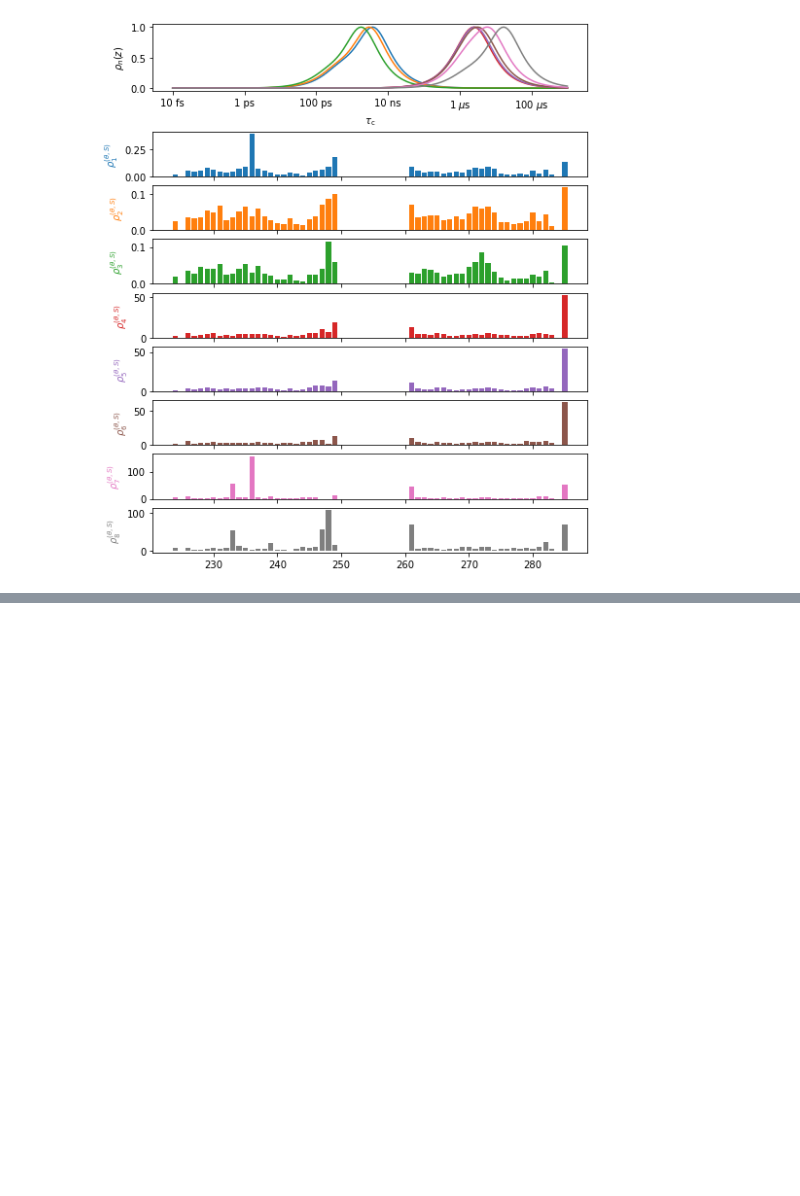
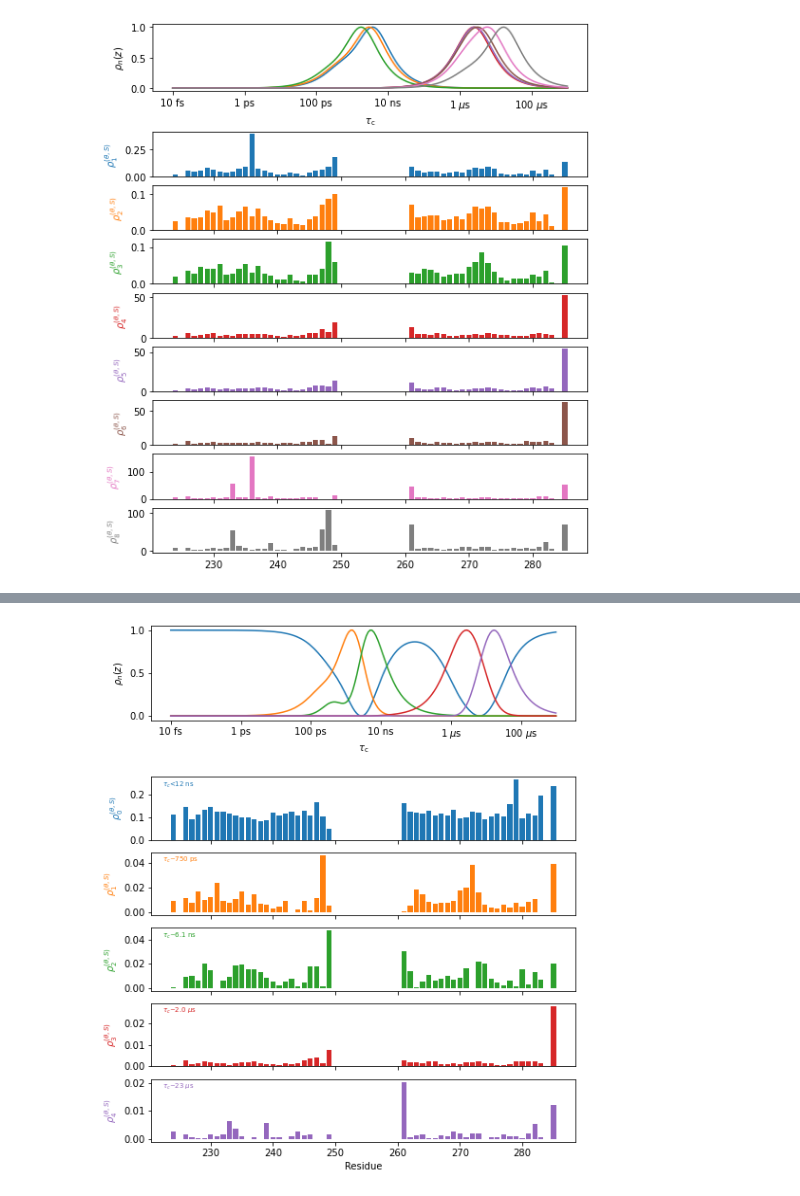
Before and after one commit to alsinmr/pyDR_tutorial, a Jupyter notebook: JupyterBook/Ch3_basic_NMR.ipynb, the cells around one changed output, grey strips where cells are left out. Saved outputs shown, nothing was run; the diff lists cells and outputs as text; code cells hidden in the pictures; blank space fills up the shorter version.

```diff
--- a/JupyterBook/Ch3_basic_NMR.ipynb
+++ b/JupyterBook/Ch3_basic_NMR.ipynb
@@ -93,0 +101,10 @@ plt_obj.fig.set_size_inches([8,10])
+# %%
+data.detect.r_auto(4).inclS2()  #Optimize the detectors
+fit=data.fit()  #Fit the data
+
+plt_obj=fit.plot(style='bar')
+plt_obj.fig.set_size_inches([8,10])
+plt_obj.show_tc()
+_=plt_obj.ax[-1].set_xlabel('Residue')
+# %% [output]
+[figure, added]
```
Also changed, not shown: parts of 3 cells of this notebook, 1 other file.
